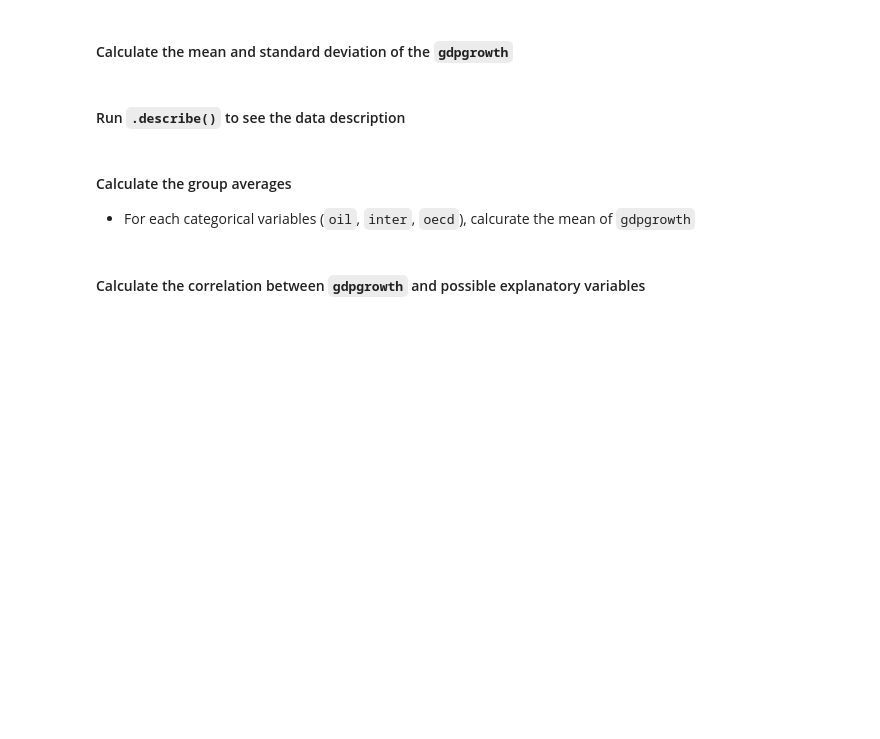
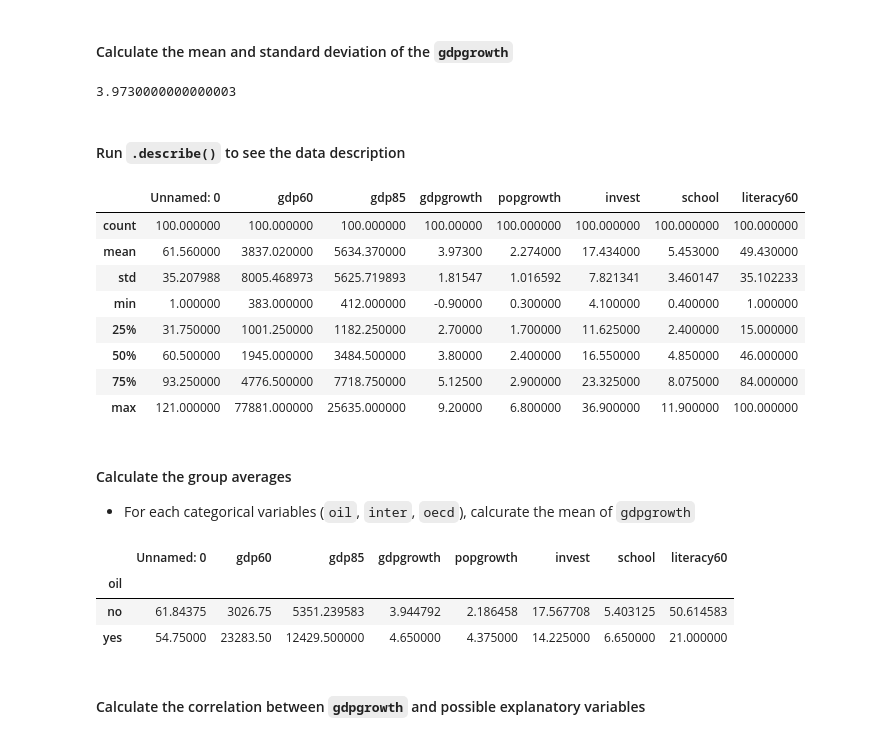
Before and after one commit to zeitgeist-hash/GV918-Week04, a Jupyter notebook: Week_04_Class_Exercise_1.ipynb, the cells around one changed output. Drawn from its saved outputs; the diff is of its cells as text; code cells hidden in the pictures; blank space fills up the shorter version.

```diff
--- a/Week_04_Class_Exercise_1.ipynb
+++ b/Week_04_Class_Exercise_1.ipynb
@@ -36,5 +98,7 @@ import numpy as np
 # %% [markdown]
 #### We in the end drop the rows with missing values...
+# %%
+df_gdp.dropna(inplace=True)
 # %% [markdown]
 # Data Subsetting
 
@@ -46,11 +119,34 @@ Try craeting following datasets
 # Data Exploration
 # %% [markdown]
 #### Calculate the mean and standard deviation of the `gdpgrowth`
+# %%
+df_gdp["gdpgrowth"].mean()
+# %% [output]
+3.9730000000000003
 # %% [markdown]
 #### Run `.describe()` to see the data description
+# %%
+df_gdp.describe()
+# %% [output]
+|  | Unnamed: 0 | gdp60 | gdp85 | gdpgrowth | popgrowth | invest | school | literacy60 |
+| count | 100.000000 | 100.000000 | 100.000000 | 100.00000 | 100.000000 | 100.000000 | 100.000000 | 100.000000 |
+| mean | 61.560000 | 3837.020000 | 5634.370000 | 3.97300 | 2.274000 | 17.434000 | 5.453000 | 49.430000 |
+| std | 35.207988 | 8005.468973 | 5625.719893 | 1.81547 | 1.016592 | 7.821341 | 3.460147 | 35.102233 |
+| min | 1.000000 | 383.000000 | 412.000000 | -0.90000 | 0.300000 | 4.100000 | 0.400000 | 1.000000 |
+| 25% | 31.750000 | 1001.250000 | 1182.250000 | 2.70000 | 1.700000 | 11.625000 | 2.400000 | 15.000000 |
+| 50% | 60.500000 | 1945.000000 | 3484.500000 | 3.80000 | 2.400000 | 16.550000 | 4.850000 | 46.000000 |
+| 75% | 93.250000 | 4776.500000 | 7718.750000 | 5.12500 | 2.900000 | 23.325000 | 8.075000 | 84.000000 |
+| max | 121.000000 | 77881.000000 | 25635.000000 | 9.20000 | 6.800000 | 36.900000 | 11.900000 | 100.000000 |
 # %% [markdown]
 #### Calculate the group averages
 
 - For each categorical variables (`oil`, `inter`, `oecd`), calcurate the mean of `gdpgrowth`
+# %%
+df_gdp.groupby("oil").mean()
+# %% [output]
+|  | Unnamed: 0 | gdp60 | gdp85 | gdpgrowth | popgrowth | invest | school | literacy60 |
+| oil |  |  |  |  |  |  |  |  |
+| no | 61.84375 | 3026.75 | 5351.239583 | 3.944792 | 2.186458 | 17.567708 | 5.403125 | 50.614583 |
+| yes | 54.75000 | 23283.50 | 12429.500000 | 4.650000 | 4.375000 | 14.225000 | 6.650000 | 21.000000 |
 # %% [markdown]
 #### Calculate the correlation between `gdpgrowth` and possible explanatory variables
```
Also changed, not shown: parts of 13 cells of this notebook.
